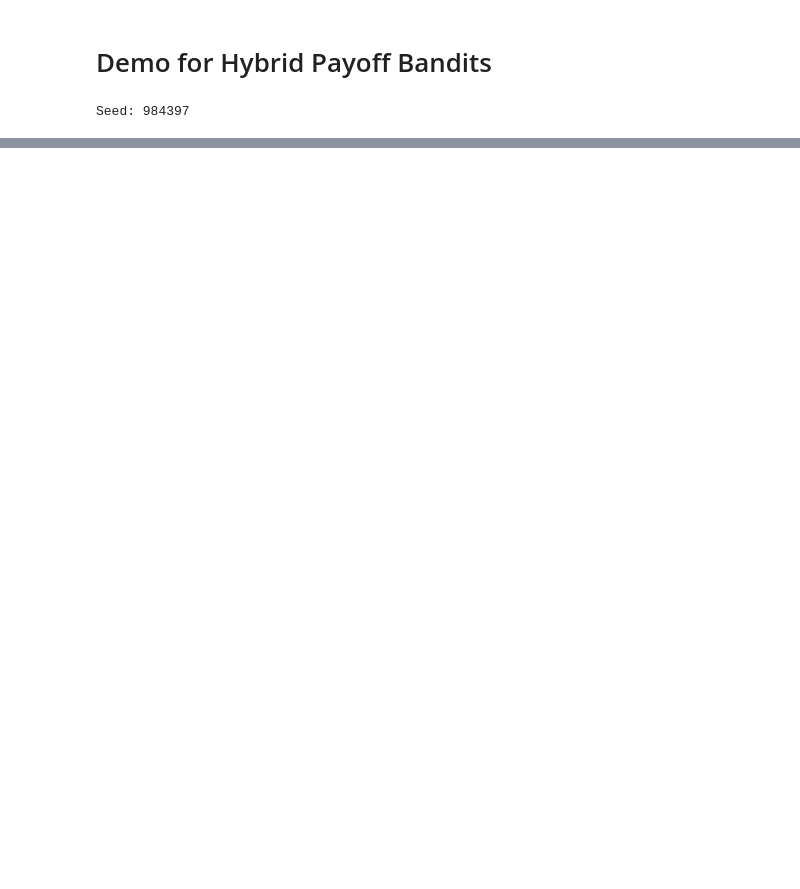
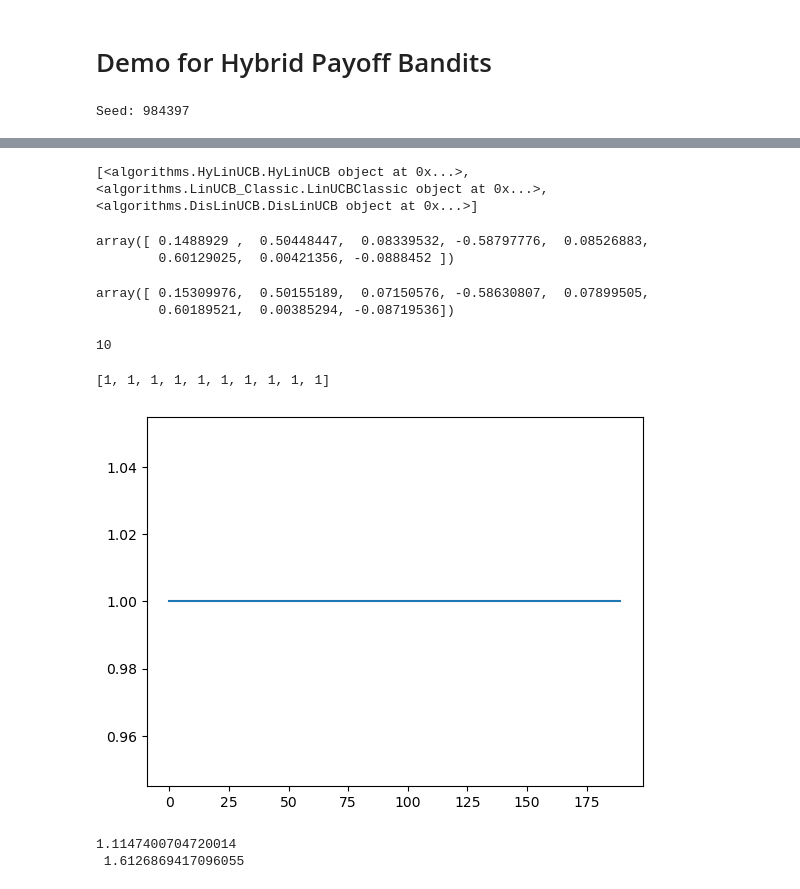
Before and after one commit to nirjhar-das/HyPay_Bandits, a Jupyter notebook: demo.ipynb, the cells around one changed output, grey strips where cells are left out. Saved outputs shown, nothing was run; the diff lists cells and outputs as text; code cells hidden in the pictures; blank space fills up the shorter version.

```diff
--- a/demo.ipynb
+++ b/demo.ipynb
@@ -279,0 +339,38 @@ plot_regret(result_dict, env.T)
+# %%
+print(algo_arr)
+# %% [output]
+[<algorithms.HyLinUCB.HyLinUCB object at 0x...>, <algorithms.LinUCB_Classic.LinUCBClassic object at 0x...>, <algorithms.DisLinUCB.DisLinUCB object at 0x...>]
+# %%
+algo_arr[0].theta_hat
+# %% [output]
+array([ 0.1488929 ,  0.50448447,  0.08339532, -0.58797776,  0.08526883,
+        0.60129025,  0.00421356, -0.0888452 ])
+# %%
+env.parameters['theta']
+# %% [output]
+array([ 0.15309976,  0.50155189,  0.07150576, -0.58630807,  0.07899505,
+        0.60189521,  0.00385294, -0.08719536])
+# %%
+len(ls)
+# %% [output]
+10
+# %%
+print(ls[0]['LinUCBClassic'][-10:])
+# %% [output]
+[1, 1, 1, 1, 1, 1, 1, 1, 1, 1]
+# %%
+plt.plot(np.arange(len(ls[0]['LinUCBClassic'])), ls[0]['LinUCBClassic'])
+plt.show()
+# %% [output]
+[figure, added]
+# %%
+a8 = env.arms[0][7]
+a10 = env.arms[0][9]
+
+mu8 = algo_arr[0].get_reward_estimate(7, a8)
+mu10 = algo_arr[0].get_reward_estimate(7, a10)
+
+print(mu8, '\n', mu10)
+# %% [output]
+1.1147400704720014
+ 1.6126869417096055
```
Also changed, not shown: parts of 9 cells of this notebook, 5 other files.
